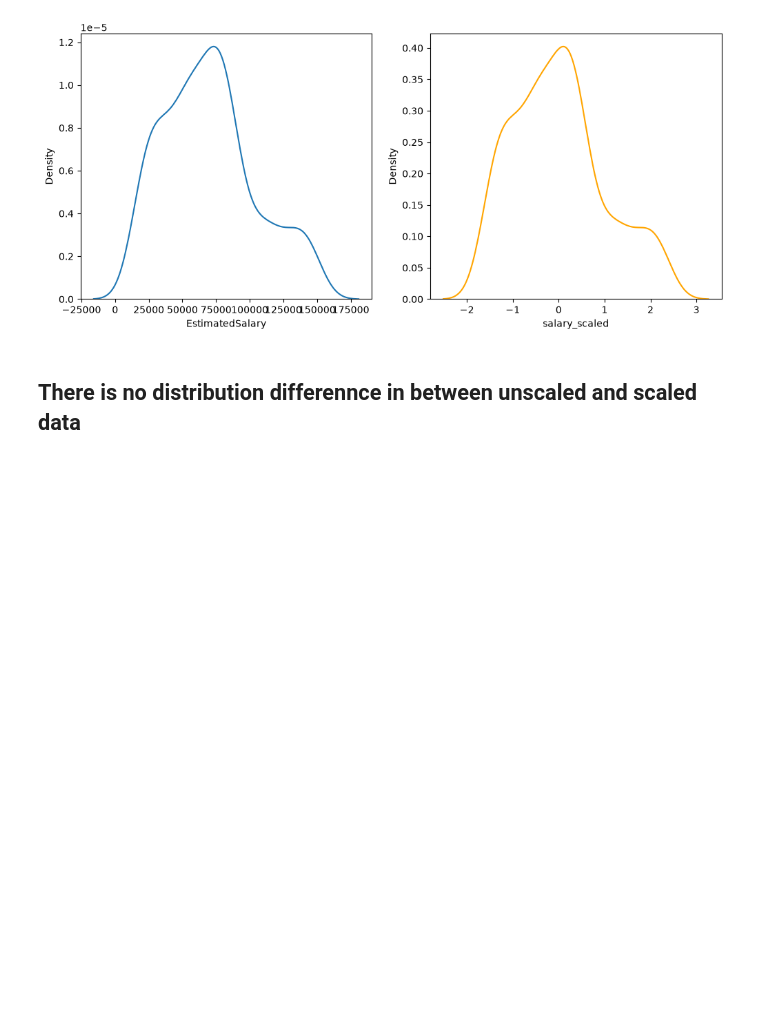
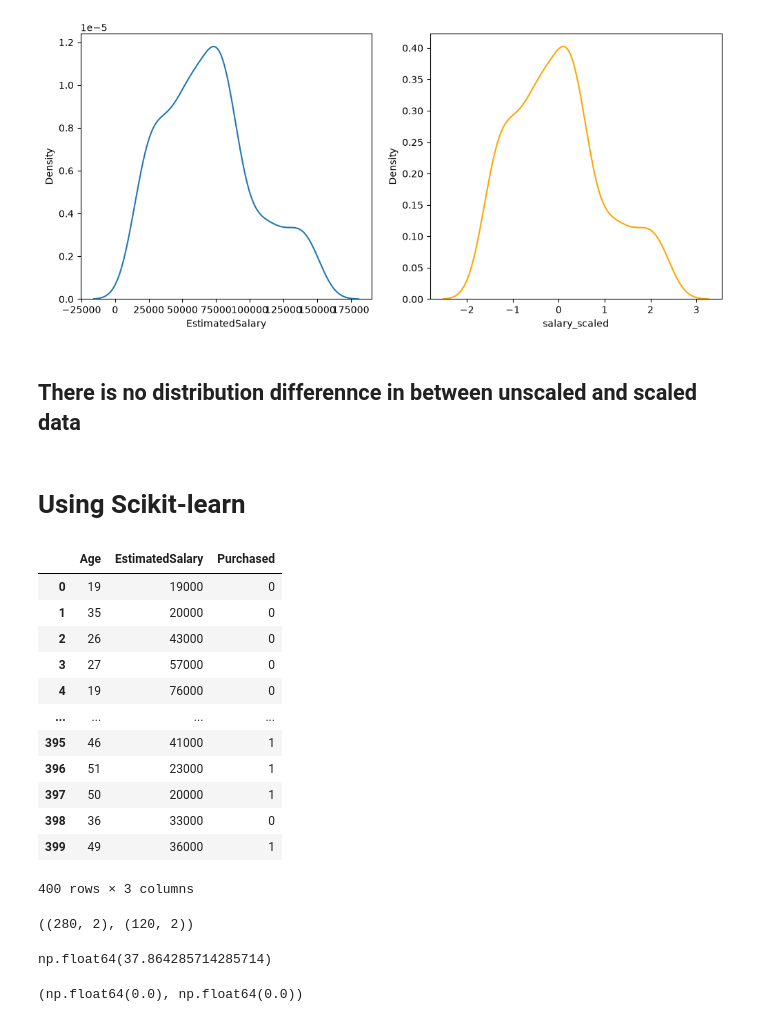
Before and after one commit to OnkarGhadage/machine-learning, a Jupyter notebook: learning/day24-standardization/standardization.ipynb, the cells around one changed output. Saved outputs shown, nothing was run; the diff lists cells and outputs as text; code cells hidden in the pictures; blank space fills up the shorter version.

```diff
--- a/learning/day24-standardization/standardization.ipynb
+++ b/learning/day24-standardization/standardization.ipynb
@@ -107,3 +107,5 @@ sns.kdeplot(df['salary_scaled'], ax=axes[1], color='orange')
 [figure]
 # %% [markdown]
 ## There is no distribution differennce in between unscaled and scaled data
+# %% [markdown]
+# Using Scikit-learn
@@ -109,0 +115,19 @@ sns.kdeplot(df['salary_scaled'], ax=axes[1], color='orange')
+# %%
+# Fresh df
+df.drop(columns=['User ID', 'Gender'], inplace=True)
+# %%
+df
+# %% [output]
+|  | Age | EstimatedSalary | Purchased |
+| 0 | 19 | 19000 | 0 |
+| 1 | 35 | 20000 | 0 |
+| 2 | 26 | 43000 | 0 |
+| 3 | 27 | 57000 | 0 |
+| 4 | 19 | 76000 | 0 |
+| ... | ... | ... | ... |
+| 395 | 46 | 41000 | 1 |
+| 396 | 51 | 23000 | 1 |
+| 397 | 50 | 20000 | 1 |
+| 398 | 36 | 33000 | 0 |
+| 399 | 49 | 36000 | 1 |
+400 rows × 3 columns
@@ -109,0 +139,4 @@ sns.kdeplot(df['salary_scaled'], ax=axes[1], color='orange')
+# %%
+X_train.shape, X_test.shape
+# %% [output]
+((280, 2), (120, 2))
@@ -109,0 +152,8 @@ sns.kdeplot(df['salary_scaled'], ax=axes[1], color='orange')
+# %%
+X_train.Age.mean()
+# %% [output]
+np.float64(37.864285714285714)
+# %%
+round(X_train_scaled[:, :1].mean(),2), round(X_train_scaled[:, 1:].mean(),2)
+# %% [output]
+(np.float64(0.0), np.float64(0.0))
```
Also changed, not shown: parts of 4 cells of this notebook, 9 other files.
